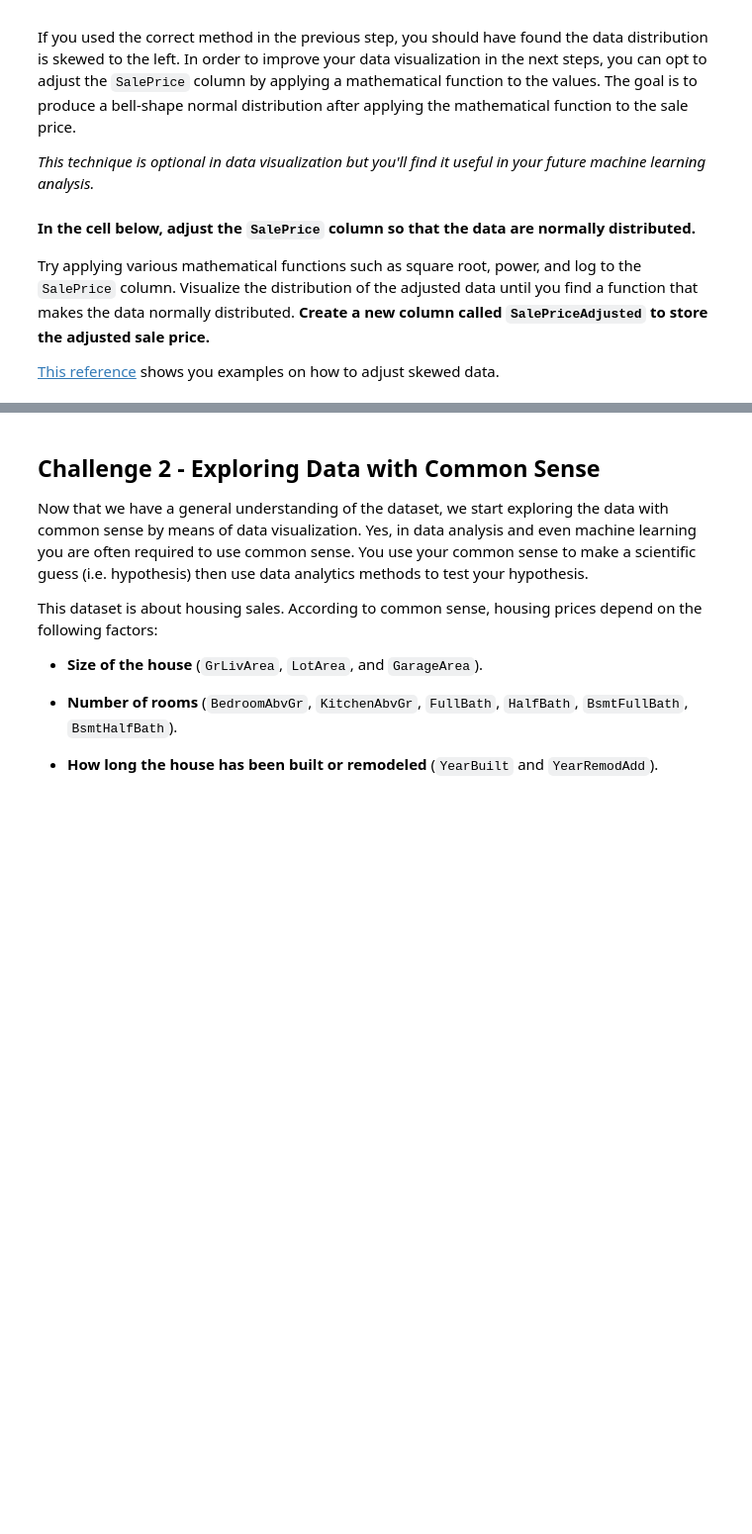
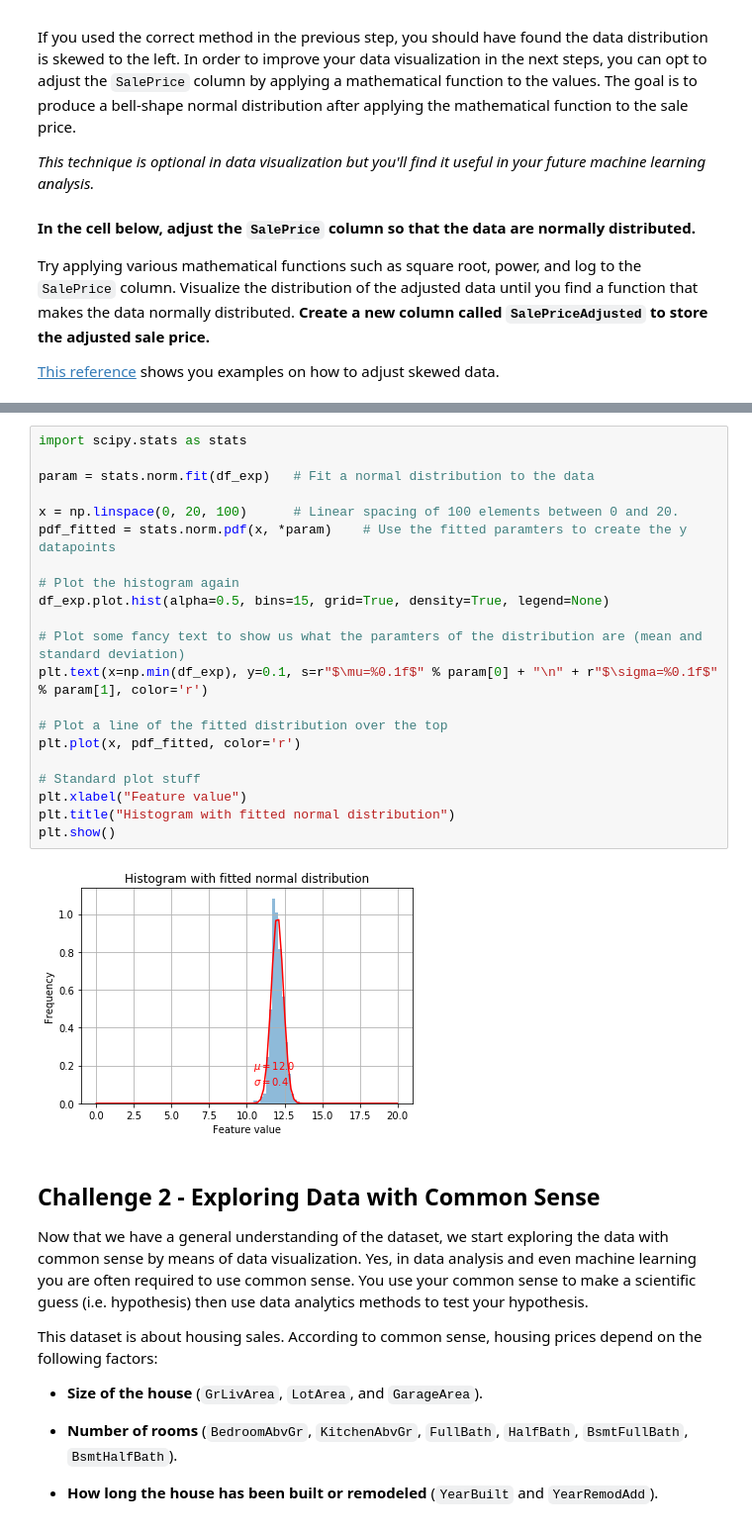
Before and after one commit to ta-datapt-bcn/lab-storytelling-data-visualization, a Jupyter notebook: your-code/main.ipynb, the cells around one changed output, grey strips where cells are left out. Shown at 99% size. Drawn from its saved outputs; the diff is of its cells as text; blank space fills up the shorter version.

```diff
--- a/your-code/main.ipynb
+++ b/your-code/main.ipynb
@@ -140,3 +145,26 @@ Try applying various mathematical functions such as square root, power, and log
+# %%
+import scipy.stats as stats
+
+param = stats.norm.fit(df_exp)   # Fit a normal distribution to the data
+
+x = np.linspace(0, 20, 100)      # Linear spacing of 100 elements between 0 and 20.
+pdf_fitted = stats.norm.pdf(x, *param)    # Use the fitted paramters to create the y datapoints
+
+# Plot the histogram again
+df_exp.plot.hist(alpha=0.5, bins=15, grid=True, density=True, legend=None)
+
+# Plot some fancy text to show us what the paramters of the distribution are (mean and standard deviation)
+plt.text(x=np.min(df_exp), y=0.1, s=r"$\mu=%0.1f$" % param[0] + "\n" + r"$\sigma=%0.1f$" % param[1], color='r')
+
+# Plot a line of the fitted distribution over the top
+plt.plot(x, pdf_fitted, color='r')
+
+# Standard plot stuff
+plt.xlabel("Feature value")
+plt.title("Histogram with fitted normal distribution")
+plt.show()
+# %% [output]
+[figure, added]
 # %% [markdown]
 ## Challenge 2 - Exploring Data with Common Sense
 
```
Also changed, not shown: parts of 5 cells of this notebook.
